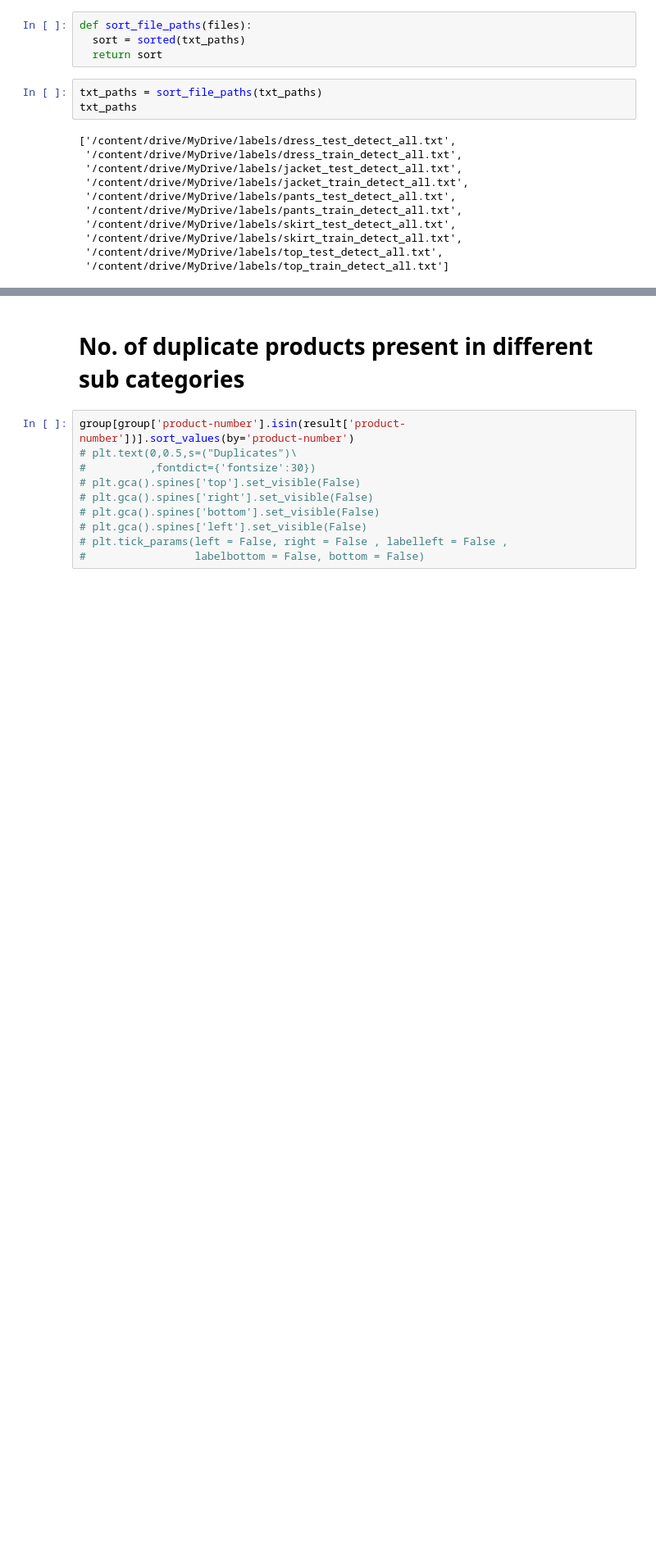
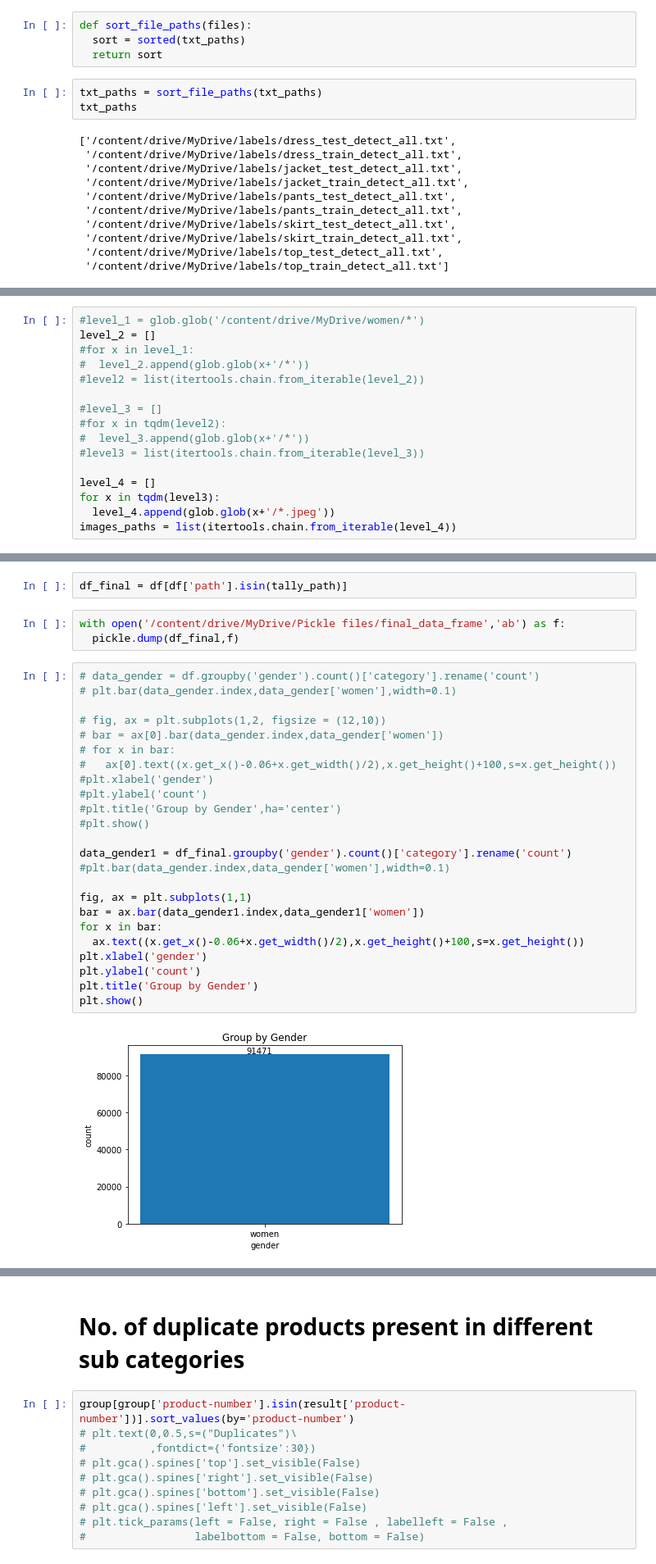
Before and after one commit to abhilash-j2/FashionStoreFront, a Jupyter notebook: notebooks/Data_analysis_fashionstore.ipynb, the cells around one changed output, grey strips where cells are left out. Shown: that part at 82% size. Saved outputs shown, nothing was run; the diff lists cells and outputs as text; blank space fills up the shorter version.

```diff
--- a/notebooks/Data_analysis_fashionstore.ipynb
+++ b/notebooks/Data_analysis_fashionstore.ipynb
@@ -206,0 +143,16 @@ result =group[group['product-number'].duplicated()]
+# %%
+#level_1 = glob.glob('/content/drive/MyDrive/women/*')
+level_2 = []
+#for x in level_1:
+#  level_2.append(glob.glob(x+'/*'))
+#level2 = list(itertools.chain.from_iterable(level_2))
+
+#level_3 = []
+#for x in tqdm(level2):
+#  level_3.append(glob.glob(x+'/*'))
+#level3 = list(itertools.chain.from_iterable(level_3))
+
+level_4 = []
+for x in tqdm(level3):
+  level_4.append(glob.glob(x+'/*.jpeg'))
+images_paths = list(itertools.chain.from_iterable(level_4))
@@ -206,0 +270,31 @@ result =group[group['product-number'].duplicated()]
+# %%
+df_final = df[df['path'].isin(tally_path)]
+# %%
+with open('/content/drive/MyDrive/Pickle files/final_data_frame','ab') as f:
+  pickle.dump(df_final,f)
+# %%
+# data_gender = df.groupby('gender').count()['category'].rename('count')
+# plt.bar(data_gender.index,data_gender['women'],width=0.1)
+
+# fig, ax = plt.subplots(1,2, figsize = (12,10))
+# bar = ax[0].bar(data_gender.index,data_gender['women'])
+# for x in bar:
+#   ax[0].text((x.get_x()-0.06+x.get_width()/2),x.get_height()+100,s=x.get_height())
+#plt.xlabel('gender')
+#plt.ylabel('count')
+#plt.title('Group by Gender',ha='center')
+#plt.show()
+
+data_gender1 = df_final.groupby('gender').count()['category'].rename('count')
+#plt.bar(data_gender.index,data_gender['women'],width=0.1)
+
+fig, ax = plt.subplots(1,1)
+bar = ax.bar(data_gender1.index,data_gender1['women'])
+for x in bar:
+  ax.text((x.get_x()-0.06+x.get_width()/2),x.get_height()+100,s=x.get_height())
+plt.xlabel('gender')
+plt.ylabel('count')
+plt.title('Group by Gender')
+plt.show()
+# %% [output]
+[figure, added]
```
Also changed, not shown: parts of 42 cells of this notebook.
